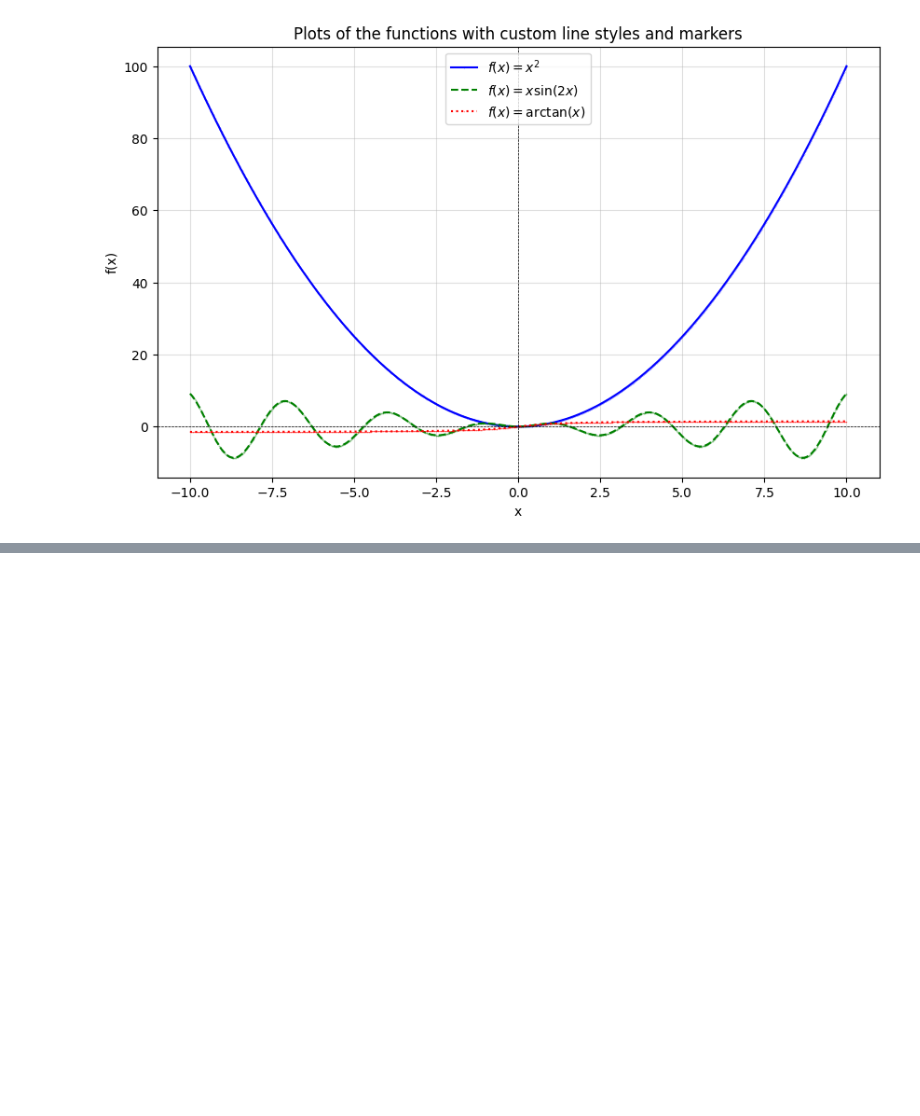
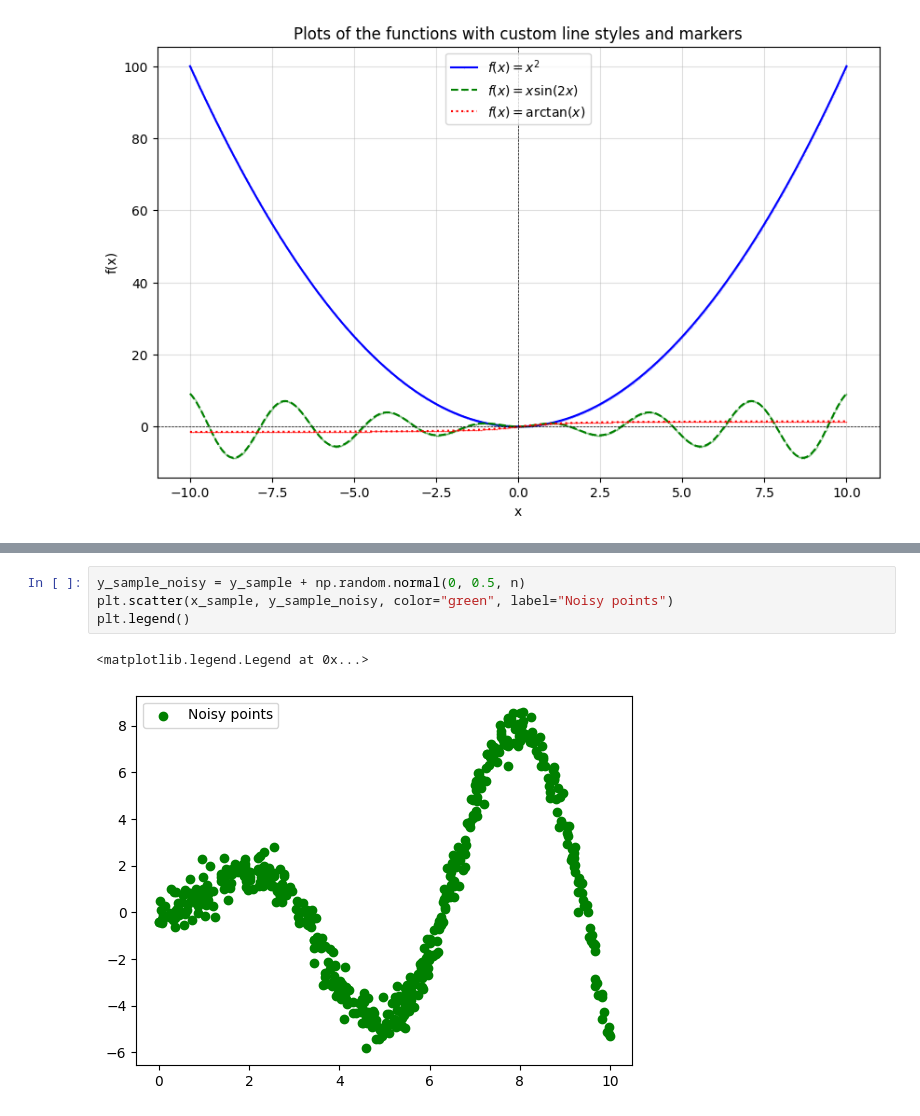
Before and after one commit to pankace/python3_plot_v2, a Jupyter notebook: plot.ipynb, the cells around one changed output, grey strips where cells are left out. Saved outputs shown, nothing was run; the diff lists cells and outputs as text; blank space fills up the shorter version.

```diff
--- a/plot.ipynb
+++ b/plot.ipynb
@@ -47,0 +98,7 @@ plt.show()
+# %%
+y_sample_noisy = y_sample + np.random.normal(0, 0.5, n)
+plt.scatter(x_sample, y_sample_noisy, color="green", label="Noisy points")
+plt.legend()
+# %% [output]
+<matplotlib.legend.Legend at 0x...>
+[figure, added]
```
Also changed, not shown: parts of 6 cells of this notebook, 2 other files.
